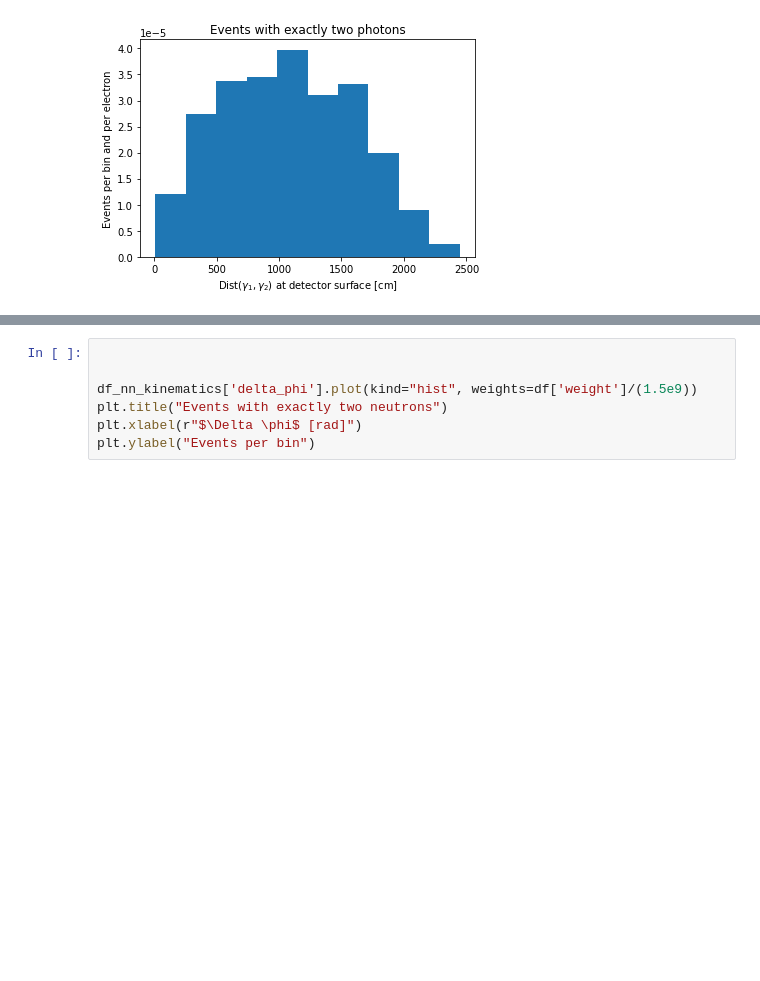
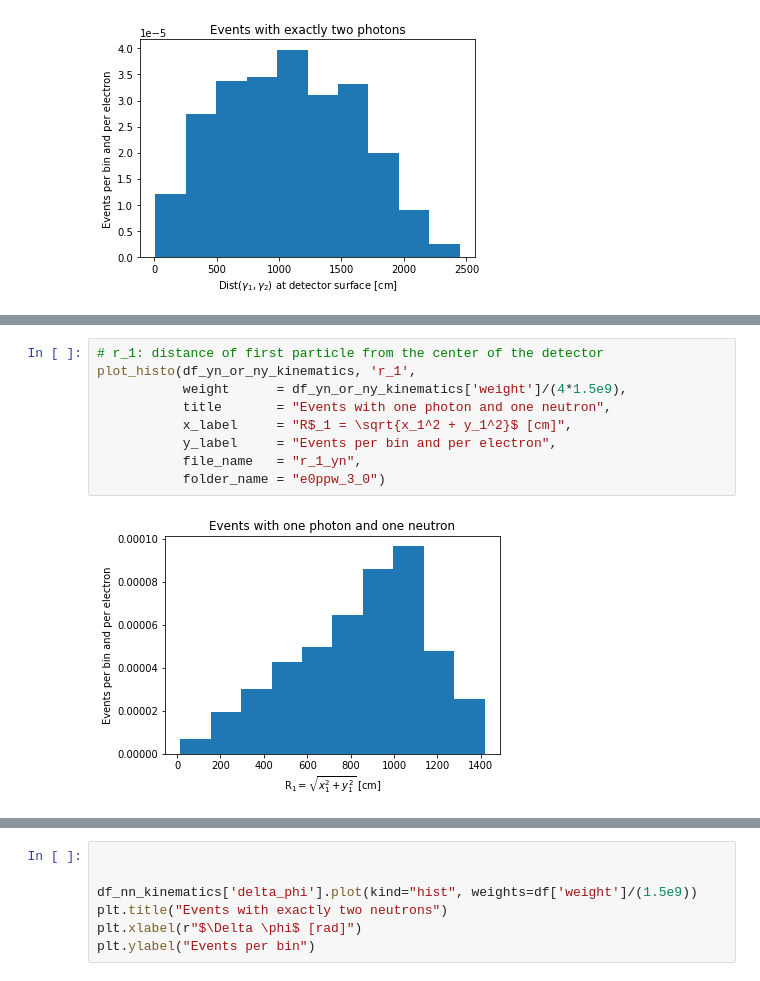
Before and after one commit to NTrevisani/LUXE-NPOD, a Jupyter notebook: Test1.ipynb, the cells around one changed output, grey strips where cells are left out. Cells and saved outputs as stored; diff of their text form; blank space fills up the shorter version.

```diff
--- a/Test1.ipynb
+++ b/Test1.ipynb
@@ -787,0 +1100,11 @@ plot_histo(df_yy_kinematics, 'dist_n1_n2',
+# %%
+# r_1: distance of first particle from the center of the detector
+plot_histo(df_yn_or_ny_kinematics, 'r_1',
+           weight      = df_yn_or_ny_kinematics['weight']/(4*1.5e9),
+           title       = "Events with one photon and one neutron",
+           x_label     = "R$_1 = \sqrt{x_1^2 + y_1^2}$ [cm]",
+           y_label     = "Events per bin and per electron",
+           file_name   = "r_1_yn",
+           folder_name = "e0ppw_3_0")
+# %% [output]
+[figure, added]
```
Also changed, not shown: parts of 27 cells of this notebook.
